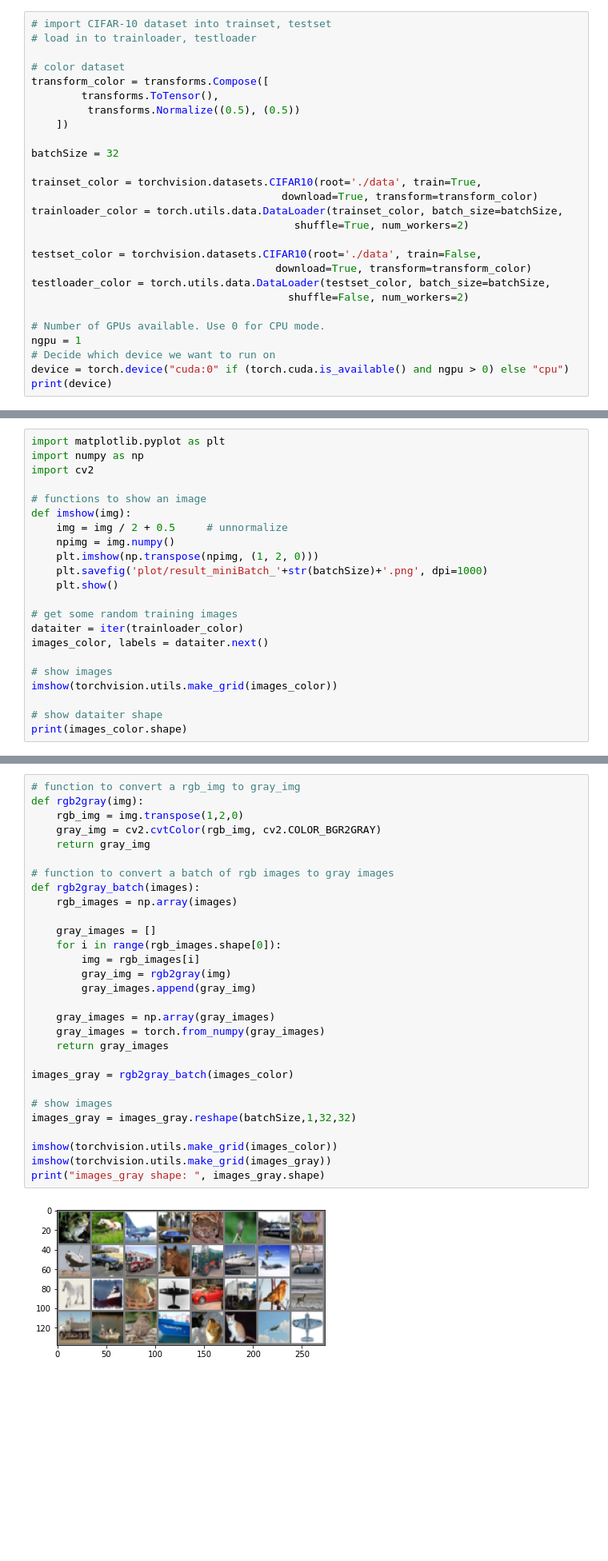
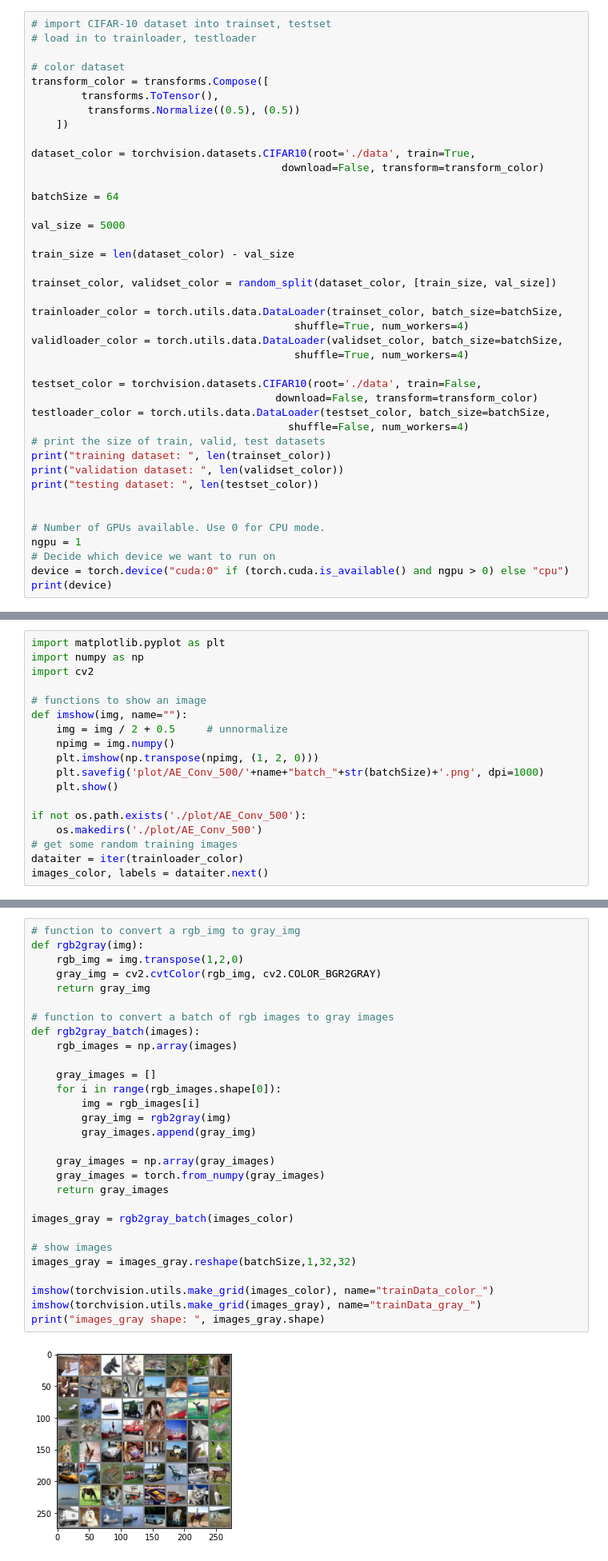
Before and after one commit to WeihengXia0123/ML_Anime_colorization, a Jupyter notebook: src_Autoencoder/AutoEncoder-Conv-v1.ipynb, the cells around one changed output, grey strips where cells are left out. Shown at 80% size. Cells and saved outputs as stored; diff of their text form; blank space fills up the shorter version.

```diff
--- a/src_Autoencoder/AutoEncoder-Conv-v1.ipynb
+++ b/src_Autoencoder/AutoEncoder-Conv-v1.ipynb
@@ -21,17 +22,31 @@ transform_color = transforms.Compose([
          transforms.Normalize((0.5), (0.5))
     ])
 
-batchSize = 32
+dataset_color = torchvision.datasets.CIFAR10(root='./data', train=True,
+                                        download=False, transform=transform_color)
 
-trainset_color = torchvision.datasets.CIFAR10(root='./data', train=True,
-                                        download=True, transform=transform_color)
+batchSize = 64
+
+val_size = 5000
+
+train_size = len(dataset_color) - val_size
+
+trainset_color, validset_color = random_split(dataset_color, [train_size, val_size])
+
 trainloader_color = torch.utils.data.DataLoader(trainset_color, batch_size=batchSize,
-                                          shuffle=True, num_workers=2)
+                                          shuffle=True, num_workers=4)
+validloader_color = torch.utils.data.DataLoader(validset_color, batch_size=batchSize,
+                                          shuffle=True, num_workers=4)
 
 testset_color = torchvision.datasets.CIFAR10(root='./data', train=False,
-                                       download=True, transform=transform_color)
+                                       download=False, transform=transform_color)
 testloader_color = torch.utils.data.DataLoader(testset_color, batch_size=batchSize,
-                                         shuffle=False, num_workers=2)
+                                         shuffle=False, num_workers=4)
+# print the size of train, valid, test datasets
+print("training dataset: ", len(trainset_color))
+print("validation dataset: ", len(validset_color))
+print("testing dataset: ", len(testset_color))
+
 
 # Number of GPUs available. Use 0 for CPU mode.
 ngpu = 1
@@ -50,19 +66,15 @@ import numpy as np
 import cv2
 
 # functions to show an image
-def imshow(img):
+def imshow(img, name=""):
     img = img / 2 + 0.5     # unnormalize
     npimg = img.numpy()
     plt.imshow(np.transpose(npimg, (1, 2, 0)))
-    plt.savefig('plot/result_miniBatch_'+str(batchSize)+'.png', dpi=1000)
+    plt.savefig('plot/AE_Conv_500/'+name+"batch_"+str(batchSize)+'.png', dpi=1000)
     plt.show()
 
+if not os.path.exists('./plot/AE_Conv_500'):
+    os.makedirs('./plot/AE_Conv_500')
 # get some random training images
 dataiter = iter(trainloader_color)
 images_color, labels = dataiter.next()
-
-# show images
-imshow(torchvision.utils.make_grid(images_color))
-
-# show dataiter shape
-print(images_color.shape)
@@ -72,31 +81,31 @@ torch.Size([32, 3, 32, 32])
 # %%
 # function to convert a rgb_img to gray_img
 def rgb2gray(img):
     rgb_img = img.transpose(1,2,0)
     gray_img = cv2.cvtColor(rgb_img, cv2.COLOR_BGR2GRAY)
     return gray_img
 
 # function to convert a batch of rgb images to gray images
 def rgb2gray_batch(images):
     rgb_images = np.array(images)
 
     gray_images = []
     for i in range(rgb_images.shape[0]):
         img = rgb_images[i]
         gray_img = rgb2gray(img)
         gray_images.append(gray_img)
 
     gray_images = np.array(gray_images)
     gray_images = torch.from_numpy(gray_images)
     return gray_images
 
 images_gray = rgb2gray_batch(images_color)
 
 # show images
 images_gray = images_gray.reshape(batchSize,1,32,32)
 
-imshow(torchvision.utils.make_grid(images_color))
-imshow(torchvision.utils.make_grid(images_gray))
+imshow(torchvision.utils.make_grid(images_color), name="trainData_color_")
+imshow(torchvision.utils.make_grid(images_gray), name="trainData_gray_")
 print("images_gray shape: ", images_gray.shape)
 # %% [output]
-[figure, old version]
+[figure, new version]
```
Also changed, not shown: parts of 13 cells of this notebook, 44 other files.
